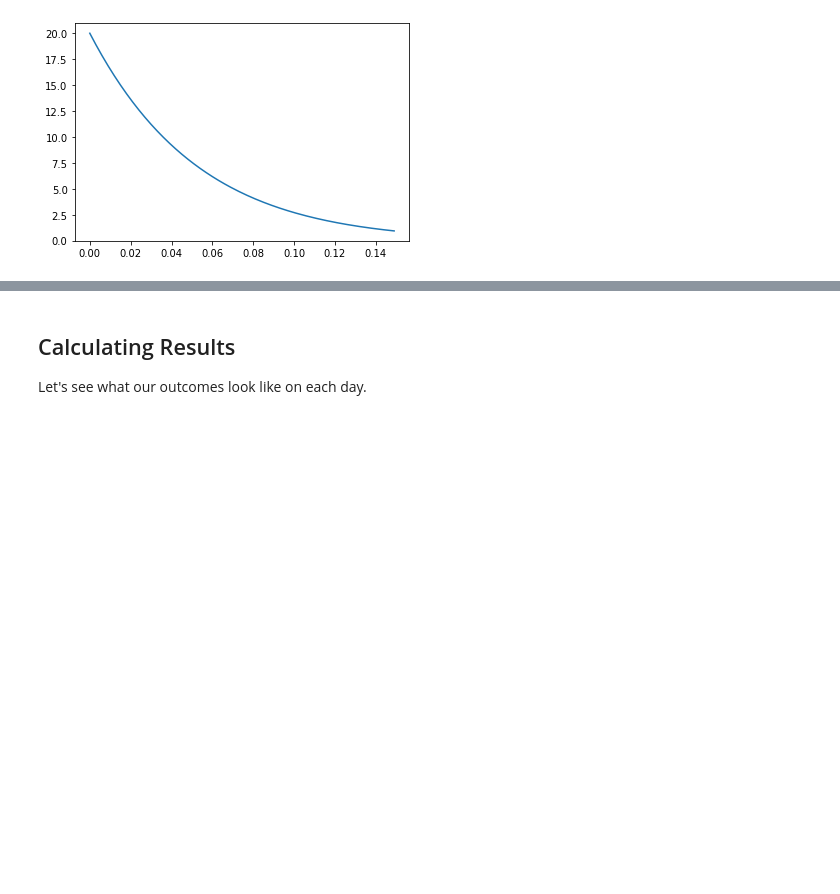
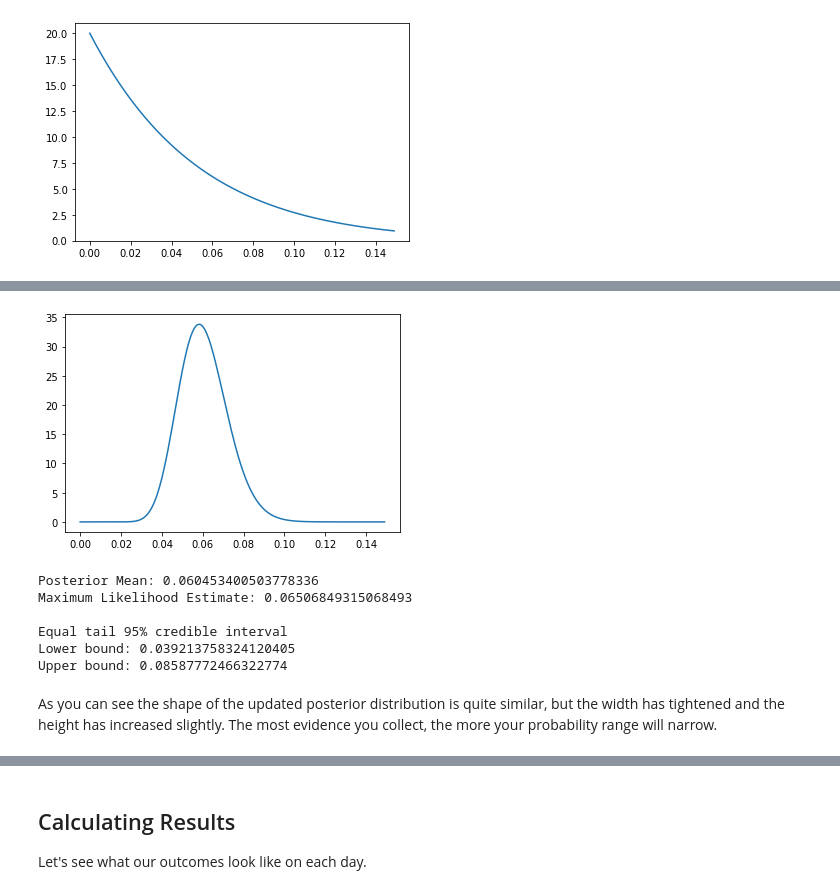
Before and after one commit to javidjamae/data-science, a Jupyter notebook: experimentation/Bayesian-a-b-testing.ipynb, the cells around one changed output, grey strips where cells are left out. Drawn from its saved outputs; the diff is of its cells as text; code cells hidden in the pictures; blank space fills up the shorter version.

```diff
--- a/statistics/Bayesian-a-b-testing.ipynb
+++ b/experimentation/Bayesian-a-b-testing.ipynb
@@ -129,0 +288,35 @@ Using our $\alpha=1$ and $\beta=20$ we get:
+# %%
+a = 16+8
+b = 239+142-8
+x = np.arange (0.0, .15, 0.001)
+y = beta.pdf(x,a,b)
+plt.plot(x,y)
+plt.show()
+# %% [output]
+[figure, added]
+# %%
+a = 16+8
+b = 239+142-8
+m = a / ( a + b )
+s = 11+8
+n = 150+142
+mle = s / n
+print( "Posterior Mean:", m )
+print( "Maximum Likelihood Estimate:", mle )
+
+lower = beta.ppf(q=0.025,a=a,b=b,loc=0,scale=1)
+upper = beta.ppf(q=0.975,a=a,b=b,loc=0,scale=1)
+
+print()
+print( "Equal tail 95% credible interval" )
+print( "Lower bound:", lower )
+print( "Upper bound:", upper )
+# %% [output]
+Posterior Mean: 0.060453400503778336
+Maximum Likelihood Estimate: 0.06506849315068493
+
+Equal tail 95% credible interval
+Lower bound: 0.039213758324120405
+Upper bound: 0.08587772466322774
+# %% [markdown]
+As you can see the shape of the updated posterior distribution is quite similar, but the width has tightened and the height has increased slightly. The most evidence you collect, the more your probability range will narrow.
```
Also changed, not shown: parts of 34 cells of this notebook.
